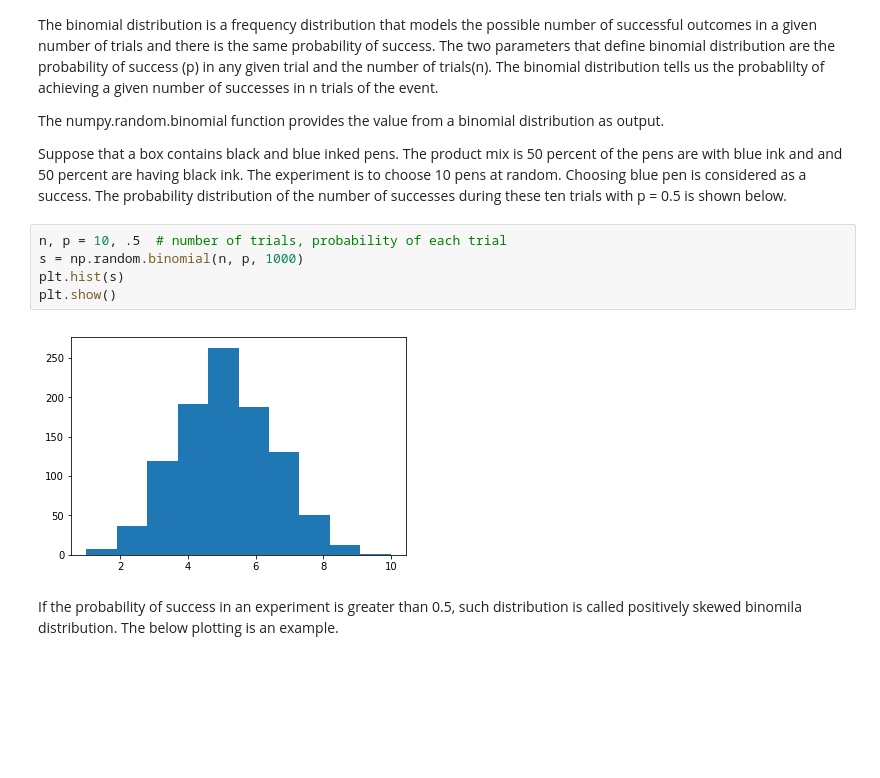
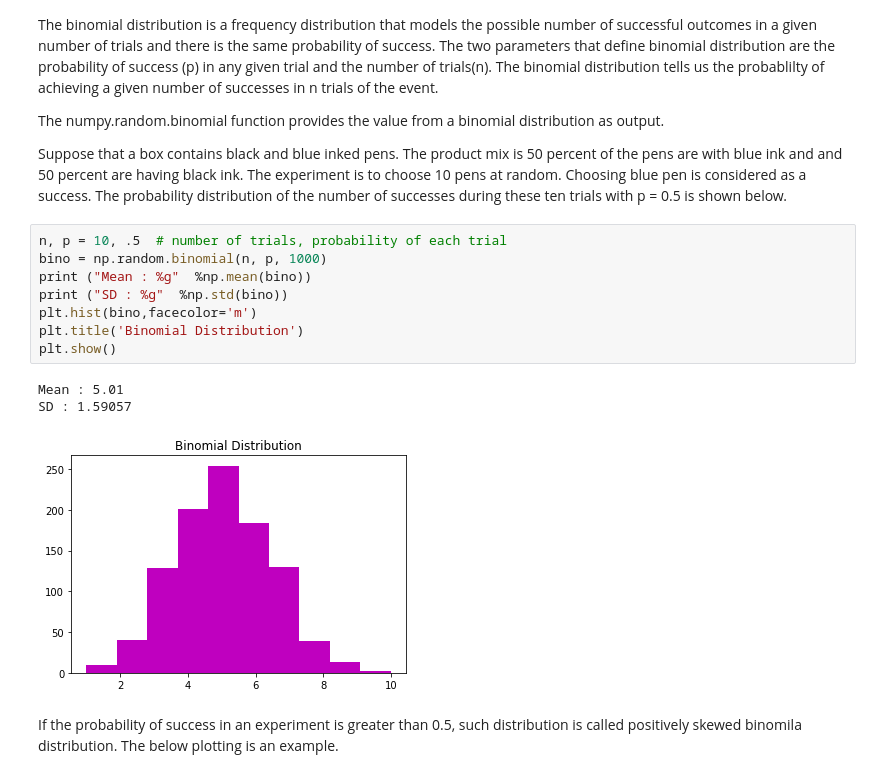
Before and after one commit to shammas012/NumpyRandom, a Jupyter notebook: NumpyRandomPackage.ipynb, the cells around one changed output. Cells and saved outputs as stored; diff of their text form; blank space fills up the shorter version.

Commit message:
distributions completed

```diff
--- a/NumpyRandomPackage.ipynb
+++ b/NumpyRandomPackage.ipynb
@@ -239,11 +241,16 @@ The numpy.random.binomial function provides the value from a binomial distributi
 Suppose that a box contains black and blue inked pens. The product mix is 50 percent of the pens are with blue ink and  and 50 percent are having black ink. The experiment is to choose 10 pens at random. Choosing blue pen is considered as a success. The probability distribution of the number of successes during these ten trials with p = 0.5 is shown below.
 # %%
 n, p = 10, .5  # number of trials, probability of each trial
-s = np.random.binomial(n, p, 1000)
-plt.hist(s)
+bino = np.random.binomial(n, p, 1000)
+print ("Mean : %g"  %np.mean(bino))
+print ("SD : %g"  %np.std(bino))
+plt.hist(bino,facecolor='m')
+plt.title('Binomial Distribution')
 plt.show()
 # %% [output]
+Mean : 5.01
+SD : 1.59057
-[figure, old version]
+[figure, new version]
 # %% [markdown]
 If the probability of success in an experiment is greater than 0.5, such distribution is called positively skewed binomila distribution. The below plotting is an example.
 # %%
```
Also changed, not shown: parts of 15 cells of this notebook.
